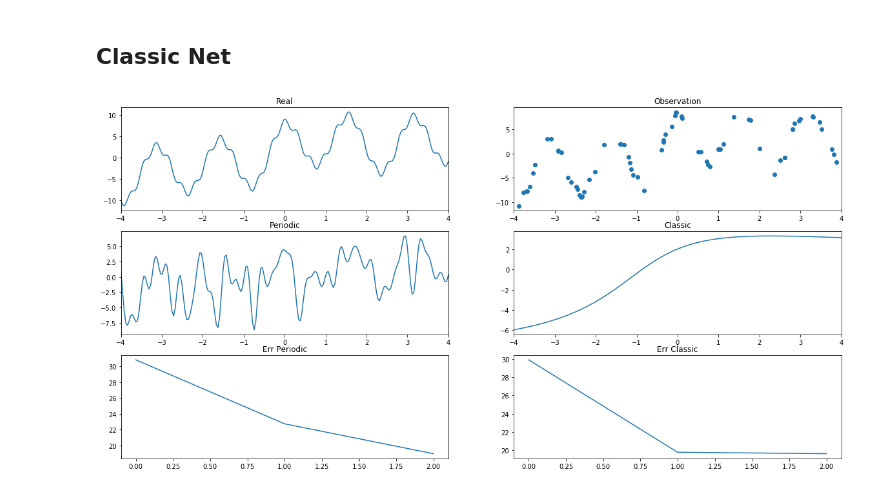
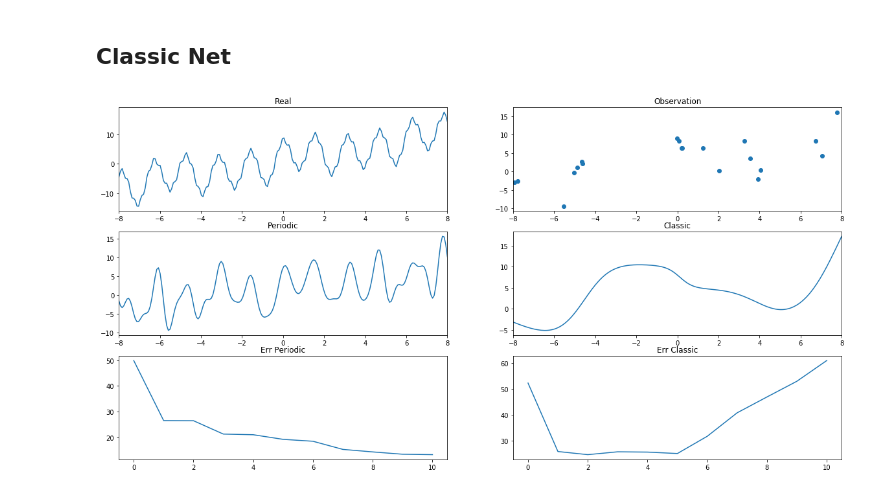
Before and after one commit to JonasRSV/PerioNet, a Jupyter notebook: perionet/examples/PeriodiDemo.ipynb, the cells around one changed output. Drawn from its saved outputs; the diff is of its cells as text; code cells hidden in the pictures.

```diff
--- a/perionet/examples/PeriodiDemo.ipynb
+++ b/perionet/examples/PeriodiDemo.ipynb
@@ -8,11 +8,11 @@ PerodicNet
 ---
 # %%
 in_t = tf.placeholder(tf.float32, [None, 1])
-out_t = pn.perioNet(in_t, 8)
+out_t = pn.perioNet(in_t, 8, 2.5)
 
 lab_t = tf.placeholder(tf.float32, [None, 1])
 error_t = tf.losses.mean_squared_error(lab_t, out_t)
-opt_t = tf.train.AdamOptimizer(learning_rate=1e-3).minimize(error_t)
+opt_t = tf.train.GradientDescentOptimizer(learning_rate=1e-3).minimize(error_t)
 # %% [markdown]
 Classic Net
 ---
@@ -42,8 +43,8 @@ from IPython import display
 import time
 
 S.run(tf.global_variables_initializer())
-mini, maxi = -4, 4
-initial = 70
+mini, maxi = -8, 8
+initial = 10
 total = 20
 
 fig, ((real, obs), (periodi, classic), (err_periodi, err_classic)) = plt.subplots(3, 2, figsize=(20, 10))
@@ -99,31 +100,31 @@ def do_stuff():
     obs.scatter(samples, labels)
 
     y_periodi, err_periodio, y_classico, err_classico = pred(X, Y)
 
 
     errs_periodi.append(err_periodio)
     errs_classic.append(err_classico)
     iters.append(it)
 
     err_periodi.plot(iters, errs_periodi)
 
     periodi.plot(X, y_periodi)
     classic.plot(X, y_classico)
     err_classic.plot(iters, errs_classic)
 
     display.display(fig)
     x = mini + np.random.rand() * (maxi - mini)
     samples.append(x)
     labels.append(F(x))
 
     it += 1
 
 do_stuff()
 #time.sleep(15)
 for _ in range(total):
     train(samples, labels, 1000)
 
     do_stuff()
     time.sleep(0.1)
 # %% [output]
-[figure, old version]
+[figure, new version]
```
Also changed, not shown: parts of 1 cell of this notebook, 1 other file.
